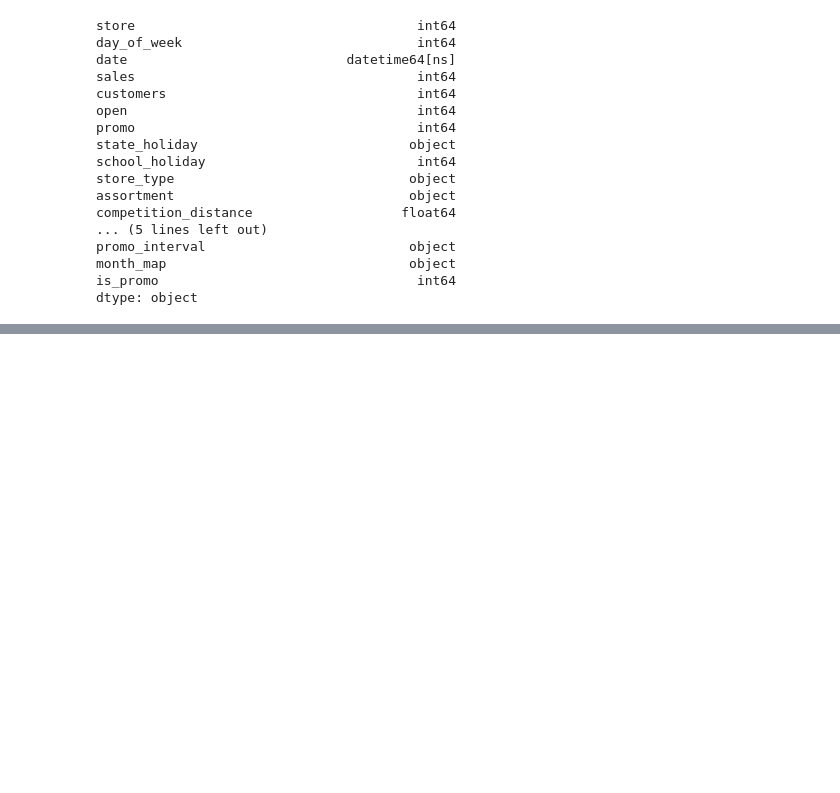
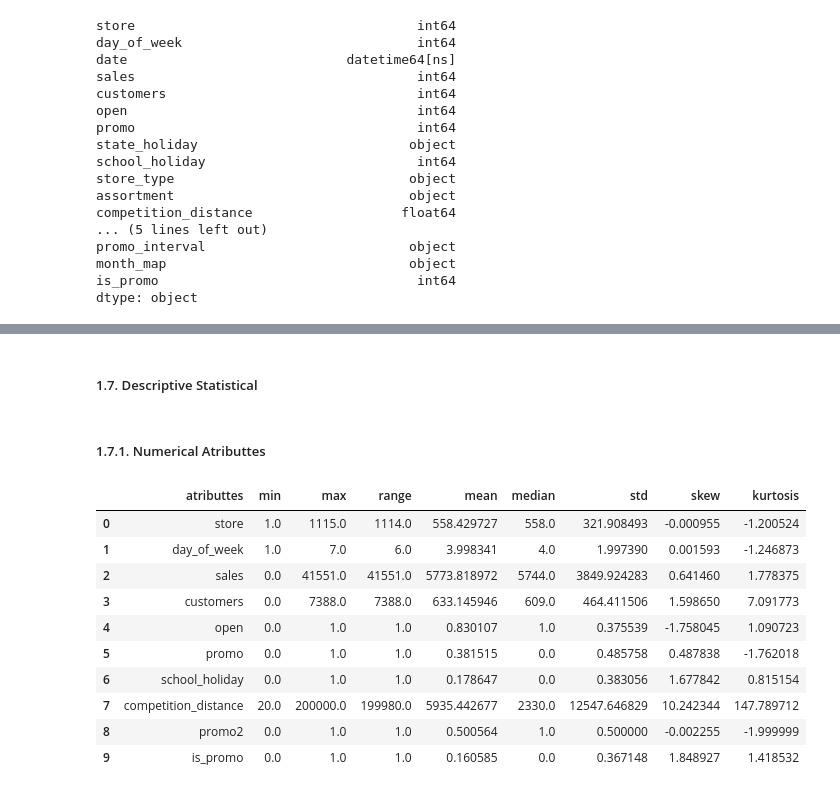
Before and after one commit to rodrigoceezar/rossmann_sales_prediction, a Jupyter notebook: store_sales_prediction.ipynb, the cells around one changed output, grey strips where cells are left out. Cells and saved outputs as stored; diff of their text form; code cells hidden in the pictures; blank space fills up the shorter version.

Commit message:
estatistica descritiva dos dados

```diff
--- a/store_sales_prediction.ipynb
+++ b/store_sales_prediction.ipynb
@@ -230,0 +270,42 @@ df1.promo2_since_year = df1.promo2_since_year.astype(int)
+# %% [markdown]
+##### 1.7. Descriptive Statistical
+# %%
+# 1° passo - Separar em dados com variaveis numericas e categoricas
+num_atributtes = df1.select_dtypes(include=['int64','float64'])
+cat_atributtes = df1.select_dtypes(exclude=['int64','float64','datetime64[ns]'])
+# %% [markdown]
+##### 1.7.1. Numerical Atributtes
+# %%
+#Uma analise estatistica das variaveis numericas segue analisar: minimo,maximo,range,media,mediana,std,skew,curtosis
+
+#Central Tendency = mean, median
+ct1 = pd.DataFrame(num_atributtes.apply(np.mean)).T
+ct2 = pd.DataFrame(num_atributtes.apply(np.median)).T
+
+# Dispersion = std, min,max,range(amplitude),skew e kurtosis
+d1 = pd.DataFrame(num_atributtes.apply(np.std)).T
+d2 = pd.DataFrame(num_atributtes.apply(min)).T
+d3 = pd.DataFrame(num_atributtes.apply(max)).T
+d4 = pd.DataFrame(num_atributtes.apply(lambda x:x.max()- x.min())).T
+d5 = pd.DataFrame(num_atributtes.apply(lambda x:x.skew())).T
+d6 = pd.DataFrame(num_atributtes.apply(lambda x:x.kurtosis())).T
+
+# Concatenar
+metricas = pd.concat([d2,d3,d4,ct1,ct2,d1,d5,d6]).T.reset_index()
+
+#Renomear colunas
+metricas.columns = ['atributtes','min','max','range','mean','median','std','skew','kurtosis']
+
+metricas
+# %% [output]
+|  | atributtes | min | max | range | mean | median | std | skew | kurtosis |
+| 0 | store | 1.0 | 1115.0 | 1114.0 | 558.429727 | 558.0 | 321.908493 | -0.000955 | -1.200524 |
+| 1 | day_of_week | 1.0 | 7.0 | 6.0 | 3.998341 | 4.0 | 1.997390 | 0.001593 | -1.246873 |
+| 2 | sales | 0.0 | 41551.0 | 41551.0 | 5773.818972 | 5744.0 | 3849.924283 | 0.641460 | 1.778375 |
+| 3 | customers | 0.0 | 7388.0 | 7388.0 | 633.145946 | 609.0 | 464.411506 | 1.598650 | 7.091773 |
+| 4 | open | 0.0 | 1.0 | 1.0 | 0.830107 | 1.0 | 0.375539 | -1.758045 | 1.090723 |
+| 5 | promo | 0.0 | 1.0 | 1.0 | 0.381515 | 0.0 | 0.485758 | 0.487838 | -1.762018 |
+| 6 | school_holiday | 0.0 | 1.0 | 1.0 | 0.178647 | 0.0 | 0.383056 | 1.677842 | 0.815154 |
+| 7 | competition_distance | 20.0 | 200000.0 | 199980.0 | 5935.442677 | 2330.0 | 12547.646829 | 10.242344 | 147.789712 |
+| 8 | promo2 | 0.0 | 1.0 | 1.0 | 0.500564 | 1.0 | 0.500000 | -0.002255 | -1.999999 |
+| 9 | is_promo | 0.0 | 1.0 | 1.0 | 0.160585 | 0.0 | 0.367148 | 1.848927 | 1.418532 |
```
Also changed, not shown: parts of 11 cells of this notebook.
